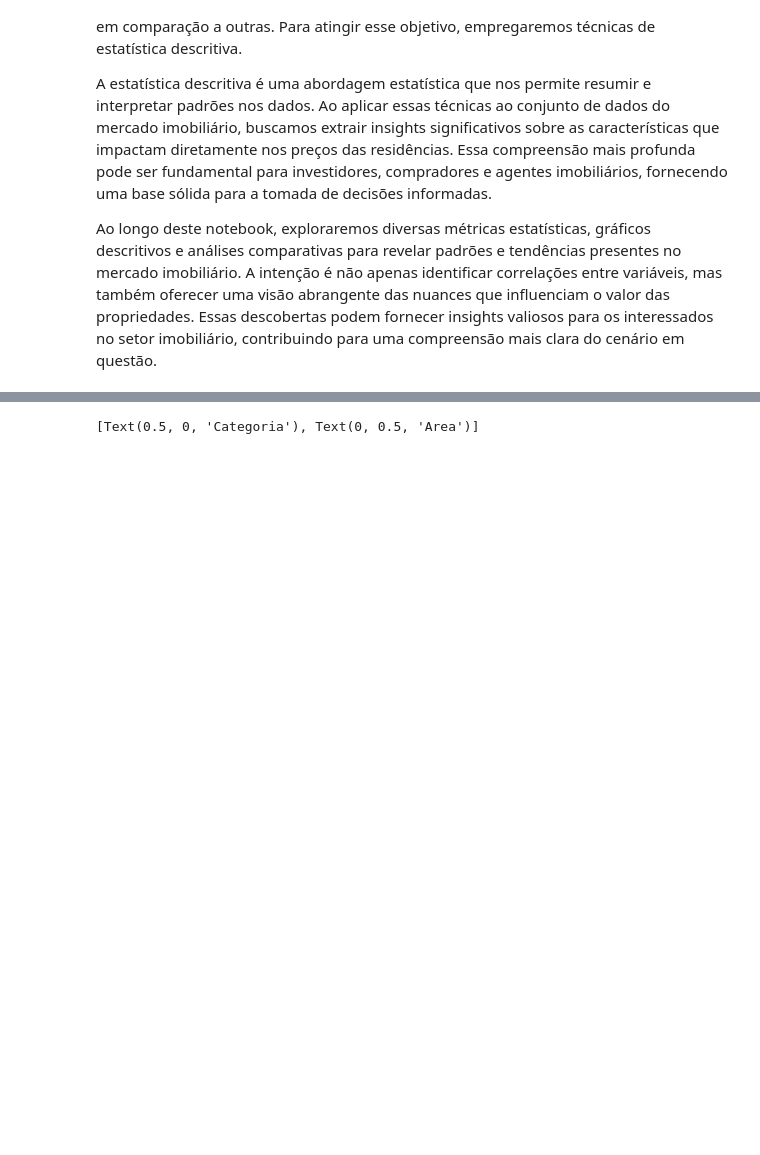
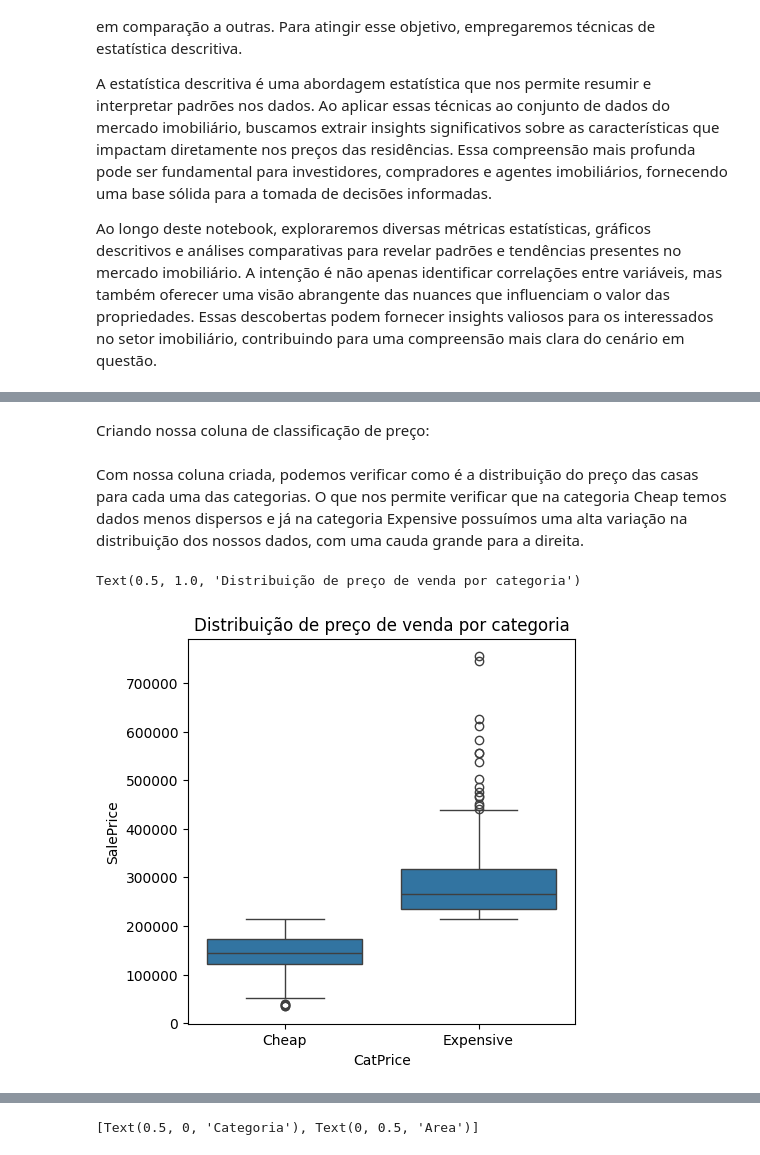
Before and after one commit to kennedylsodre/stats_EBA, a Jupyter notebook: src/Aula01 - Estatistica Descritiva/Aula01.ipynb, the cells around one changed output, grey strips where cells are left out. Drawn from its saved outputs; the diff is of its cells as text; code cells hidden in the pictures; blank space fills up the shorter version.

```diff
--- a/src/Aula01 - Estatistica Descritiva/Aula01.ipynb
+++ b/src/Aula01 - Estatistica Descritiva/Aula01.ipynb
@@ -131,0 +164,13 @@ df.describe().T
+# %% [markdown]
+Criando nossa coluna de classificação de preço:
+# %%
+df['CatPrice'] = np.where(df['SalePrice'] > df['SalePrice'].quantile(0.75),'Expensive','Cheap')
+# %% [markdown]
+Com nossa coluna criada, podemos verificar como é a distribuição do preço das casas para cada uma das categorias. O que nos permite verificar que na categoria Cheap temos dados menos dispersos e já na categoria Expensive possuímos uma alta variação na distribuição dos nossos dados, com uma cauda grande para a direita.
+# %%
+fig, ax = plt.subplots(figsize=(5,5))
+ax = sns.boxplot(x='CatPrice', y= 'SalePrice',data=df)
+ax.set_title('Distribuição de preço de venda por categoria')
+# %% [output]
+Text(0.5, 1.0, 'Distribuição de preço de venda por categoria')
+[figure, added]
```
Also changed, not shown: parts of 30 cells of this notebook.
